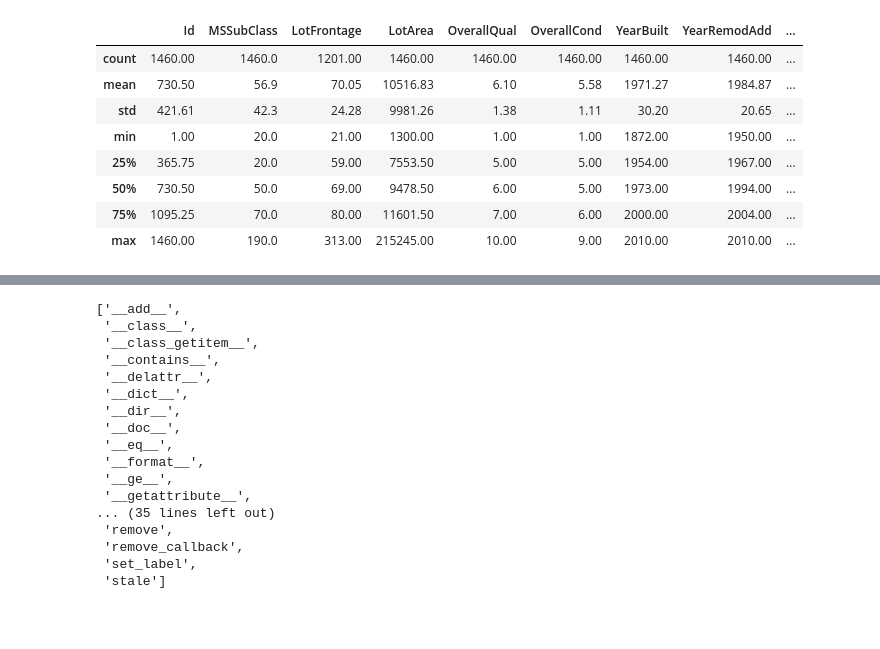
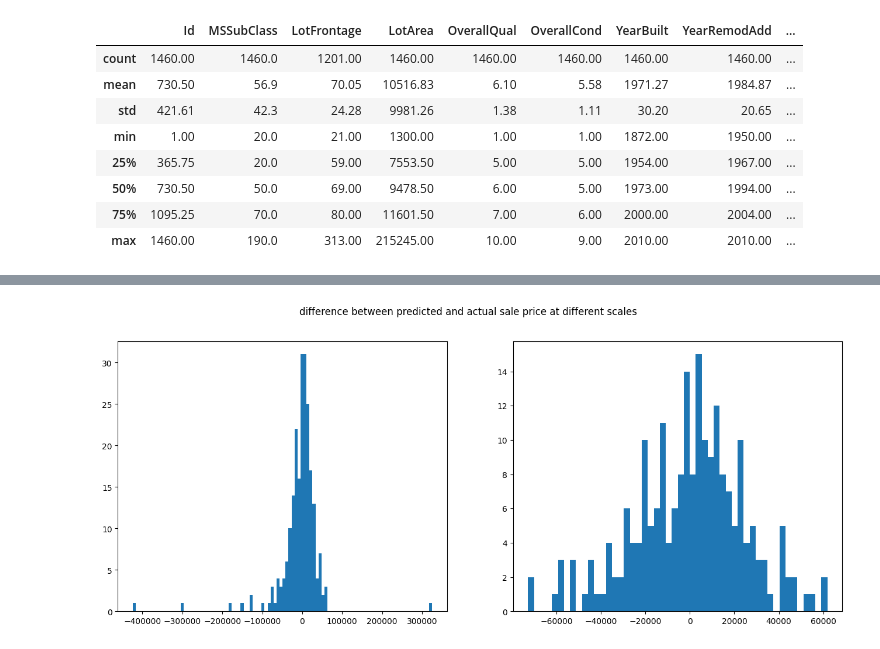
Before and after one commit to mqjg/housing_analysis, a Jupyter notebook: housing_analysis.ipynb, the cells around one changed output, grey strips where cells are left out. Saved outputs shown, nothing was run; the diff lists cells and outputs as text; code cells hidden in the pictures; blank space fills up the shorter version.

```diff
--- a/housing_analysis.ipynb
+++ b/housing_analysis.ipynb
@@ -152,20 +113,19 @@ matplotlib.container.BarContainer
-# %%
-dir(plot)
-# %% [output]
-['__add__',
- '__class__',
- '__class_getitem__',
- '__contains__',
- '__delattr__',
- '__dict__',
- '__dir__',
- '__doc__',
- '__eq__',
- '__format__',
- '__ge__',
- '__getattribute__',
-... (35 lines left out)
- 'remove',
- 'remove_callback',
- 'set_label',
- 'stale']
+# %%
+sub_df = df.select_dtypes(exclude='object').dropna()
+train_df, test_df = train_test_split(sub_df, test_size=0.2, random_state=1337) # is there a way to stratify this data?
+
+lin_reg = LinearRegression()
+model = lin_reg.fit(train_df.drop(columns=['Id', 'SalePrice']), train_df['SalePrice'])
+test_df['PredSalePrice'] = model.predict(test_df.drop(columns=['Id', 'SalePrice']))
+# %%
+test_df['SalePriceDelta'] = test_df.apply(lambda x: x.PredSalePrice-x.SalePrice, axis=1)
+sub_df = test_df['SalePriceDelta']
+
+rows, cols = (1, 2)
+fig, axs = plt.subplots(rows, cols, figsize=(cols*8, rows*6))
+axs[0].hist(sub_df, bins=100)
+axs[1].hist(sub_df[sub_df.apply(lambda x: abs(x) < 75_000)], bins=50)
+fig.suptitle('difference between predicted and actual sale price at different scales')
+plt.show()
+# %% [output]
+[figure, added]
```
Also changed, not shown: parts of 15 cells of this notebook.
